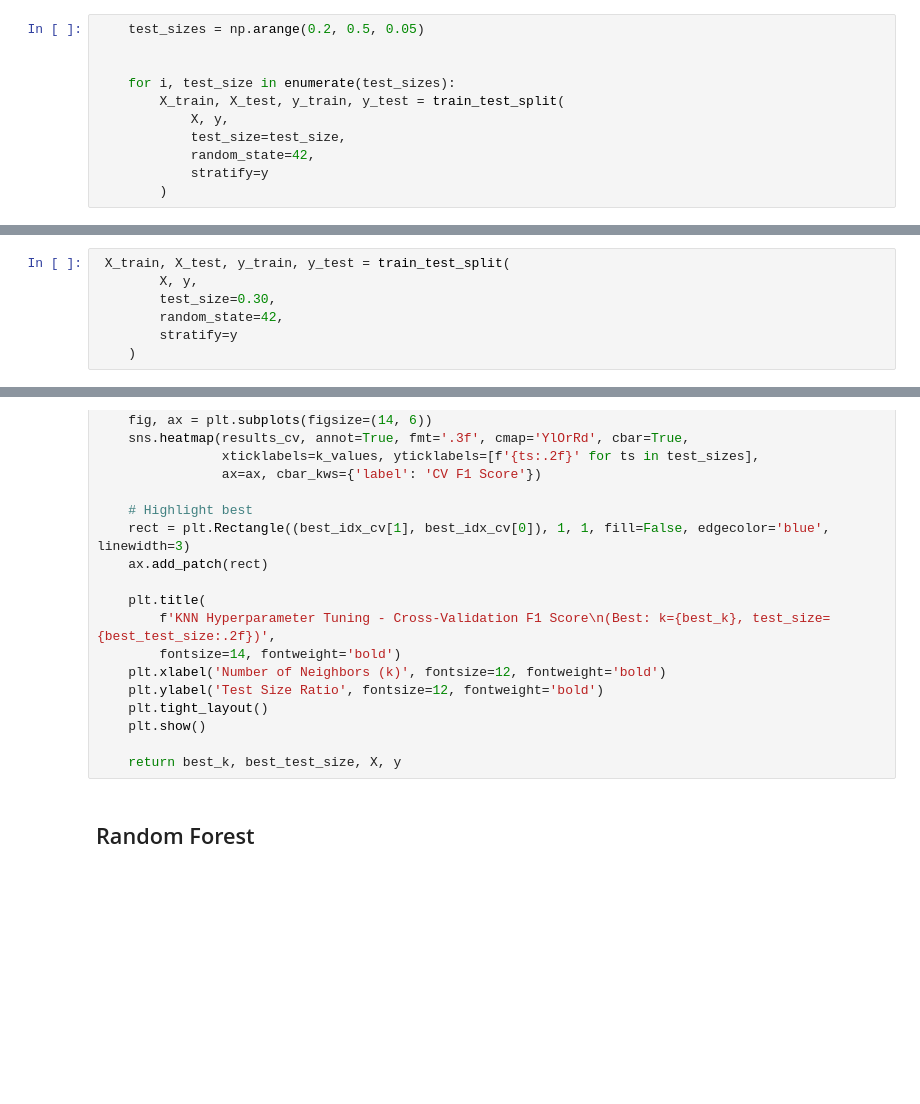
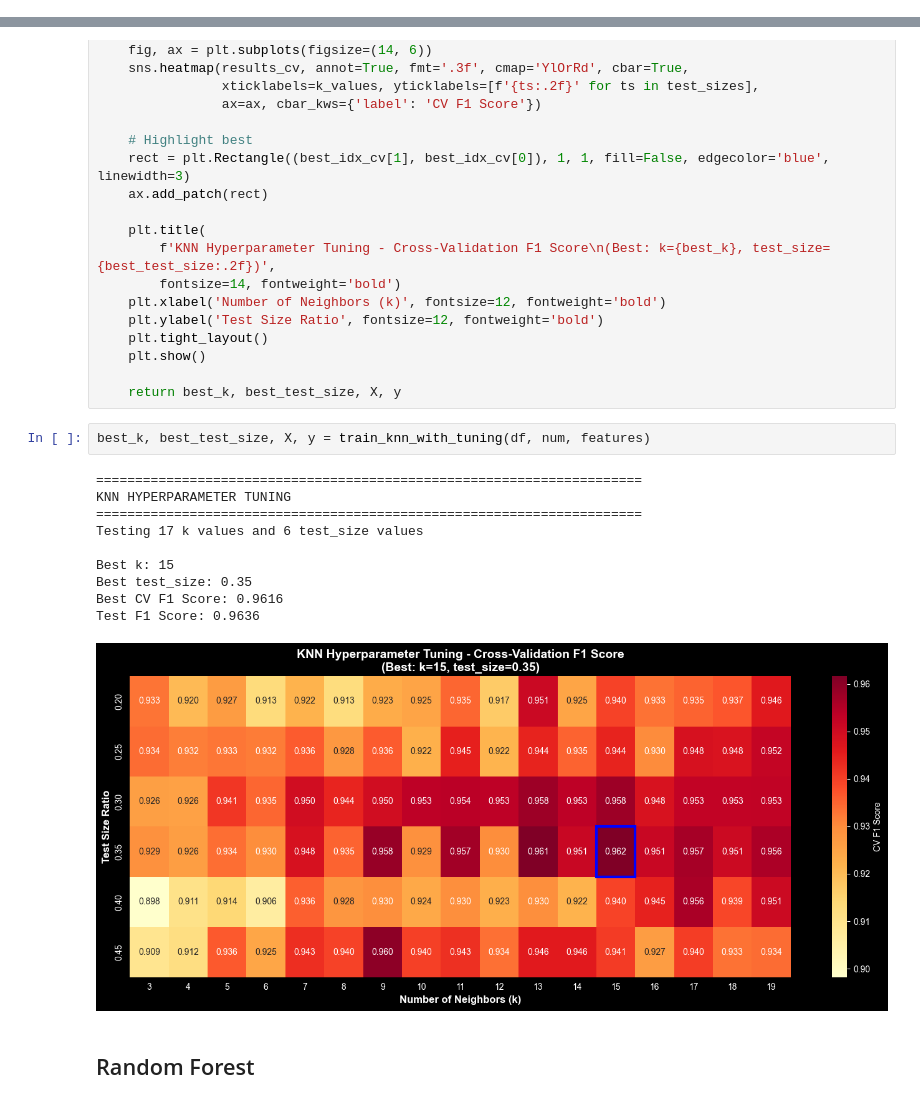
Before and after one commit to Nepsyno/data_analyse_topAttack, a Jupyter notebook: Rapport_Projet.ipynb, the cells around one changed output, grey strips where cells are left out. Cells and saved outputs as stored; diff of their text form; blank space fills up the shorter version.

```diff
--- a/Rapport_Projet.ipynb
+++ b/Rapport_Projet.ipynb
@@ -472,14 +479,3 @@ Pour les deux modèles, la séparation est réalisée à l’aide de la fonction
 ### Modèle KNN
 
 Nous avons choisi plusieurs tailles de jeu de test, allant de 20 % à 45 %. Le but est de tester la stabilité des performances du modèle et d’évaluer l’impact de la densité des voisins. Le meilleur ratio est ensuite sélectionné en fonction du F1-score.
-# %%
-    test_sizes = np.arange(0.2, 0.5, 0.05)
-
-
-    for i, test_size in enumerate(test_sizes):
-        X_train, X_test, y_train, y_test = train_test_split(
-            X, y,
-            test_size=test_size,
-            random_state=42,
-            stratify=y
-        )
@@ -489,10 +490,3 @@ NameError: name 'np' is not defined
 ### Modèle Random Forest
 
 Ici, le ratio choisi est de **70 % pour le jeu d’entraînement** et **30 % pour le jeu de test**. Ce choix permet de disposer d’un volume de données suffisant pour l’apprentissage. Le Random Forest étant plus robuste aux variations du découpage, un split unique est suffisant pour obtenir des résultats stables et fiables.
-# %%
- X_train, X_test, y_train, y_test = train_test_split(
-        X, y,
-        test_size=0.30,
-        random_state=42,
-        stratify=y
-    )
@@ -760,6 +789,19 @@ def train_knn_with_tuning(df, num, features, min_minutes=450):
     plt.show()
 
     return best_k, best_test_size, X, y
+# %%
+best_k, best_test_size, X, y = train_knn_with_tuning(df, num, features)
+# %% [output]
+======================================================================
+KNN HYPERPARAMETER TUNING
+======================================================================
+Testing 17 k values and 6 test_size values
+
+Best k: 15
+Best test_size: 0.35
+Best CV F1 Score: 0.9616
+Test F1 Score: 0.9636
+[figure, added]
 # %% [markdown]
 ## Random Forest
 # %%
```
Also changed, not shown: parts of 19 cells of this notebook.
